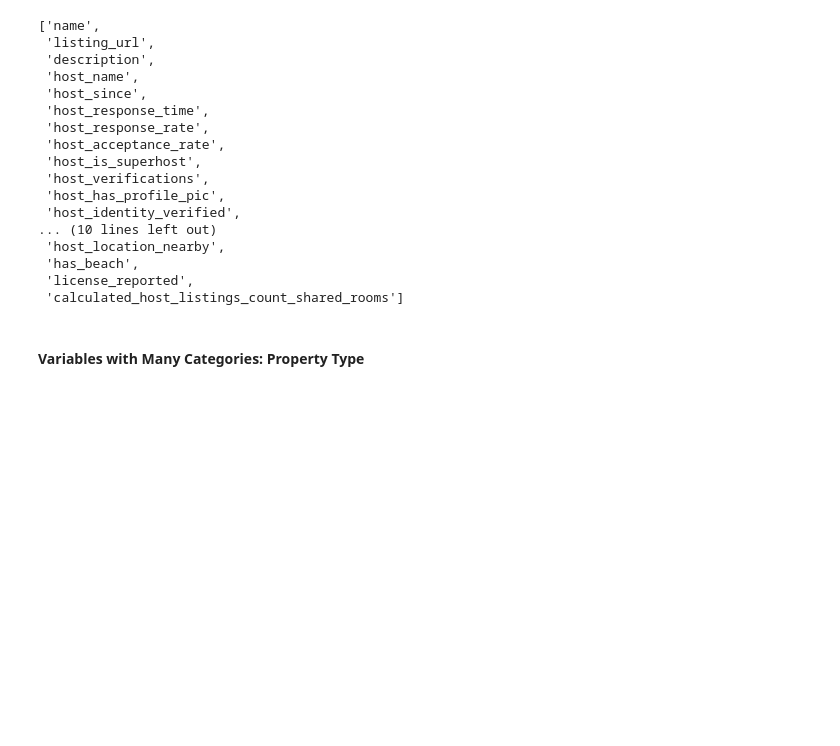
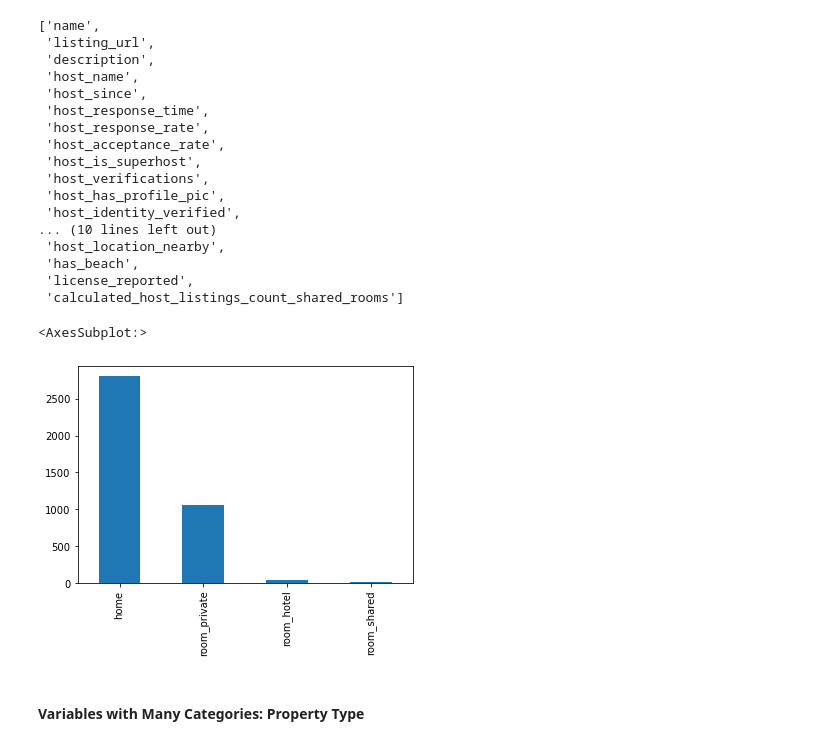
Before and after one commit to mxagar/airbnb_data_analysis, a Jupyter notebook: 02_AirBnB_DataAnalysis_FeatureEngineering_and_Selection.ipynb, the cells around one changed output. Saved outputs shown, nothing was run; the diff lists cells and outputs as text; code cells hidden in the pictures; blank space fills up the shorter version.

```diff
--- a/02_AirBnB_DataAnalysis_FeatureEngineering_and_Selection.ipynb
+++ b/02_AirBnB_DataAnalysis_FeatureEngineering_and_Selection.ipynb
@@ -289,6 +289,11 @@ df['room_type'].replace({"Entire home/apt":'home',
                          "Private room":'room_private',
                          "Shared room":'room_shared',
                          "Hotel room":'room_hotel'},inplace=True)
+# %%
+df['room_type'].value_counts().plot(kind="bar")
+# %% [output]
+<AxesSubplot:>
+[figure, added]
 # %%
 # These variables are percentages encoded as strings:
 # host_response_rate, host_acceptance_rate
```
Also changed, not shown: parts of 57 cells of this notebook.
